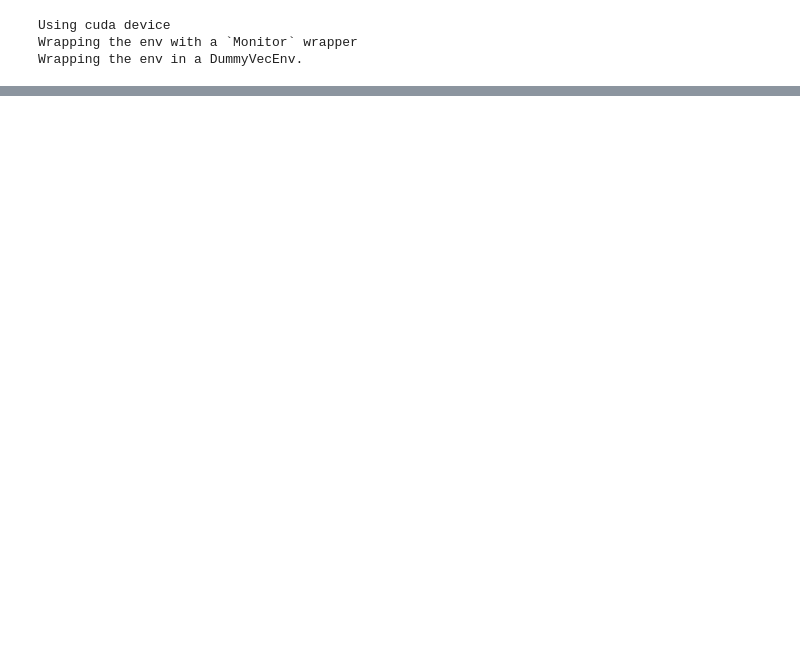
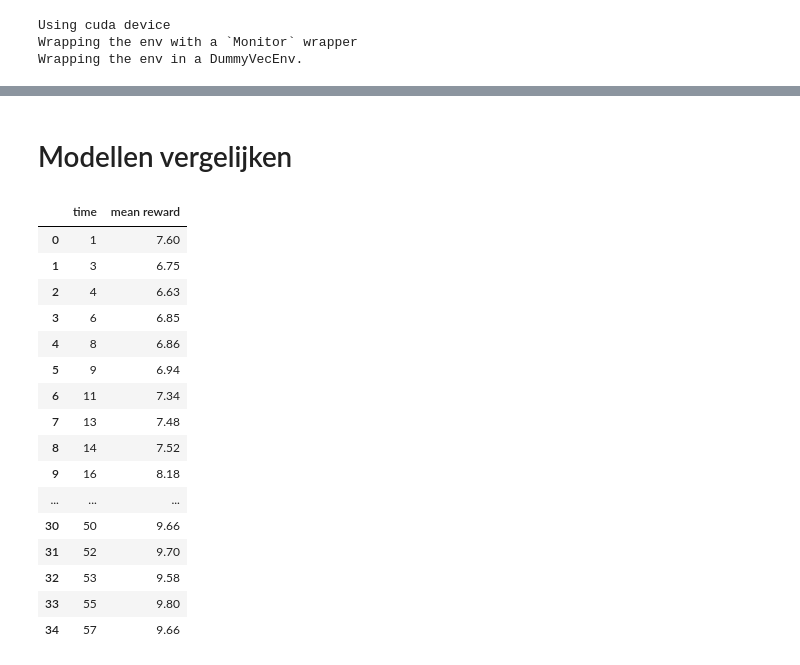
Before and after one commit to sefaozmenn/HumanMachineTeachersFiles, a Jupyter notebook: Reinforcement model Jesse/ Reinforcement model Jesse V3.ipynb, the cells around one changed output, grey strips where cells are left out. Drawn from its saved outputs; the diff is of its cells as text; code cells hidden in the pictures; blank space fills up the shorter version.

```diff
--- a/Reinforcement model Jesse/ Reinforcement model Jesse V3.ipynb
+++ b/Reinforcement model Jesse/ Reinforcement model Jesse V3.ipynb
@@ -208,0 +244,2 @@ model.learn(total_timesteps=20000)
+# %% [markdown]
+# Modellen vergelijken
@@ -208,0 +257,22 @@ model.learn(total_timesteps=20000)
+# %%
+A2C_Learning_curve["time"] = A2C_time
+A2C_Learning_curve["mean reward"] = A2C_results
+A2C_Learning_curve
+# %% [output]
+|  | time | mean reward |
+| 0 | 1 | 7.60 |
+| 1 | 3 | 6.75 |
+| 2 | 4 | 6.63 |
+| 3 | 6 | 6.85 |
+| 4 | 8 | 6.86 |
+| 5 | 9 | 6.94 |
+| 6 | 11 | 7.34 |
+| 7 | 13 | 7.48 |
+| 8 | 14 | 7.52 |
+| 9 | 16 | 8.18 |
+| ... | ... | ... |
+| 30 | 50 | 9.66 |
+| 31 | 52 | 9.70 |
+| 32 | 53 | 9.58 |
+| 33 | 55 | 9.80 |
+| 34 | 57 | 9.66 |
```
Also changed, not shown: parts of 21 cells of this notebook, 6 other files.
